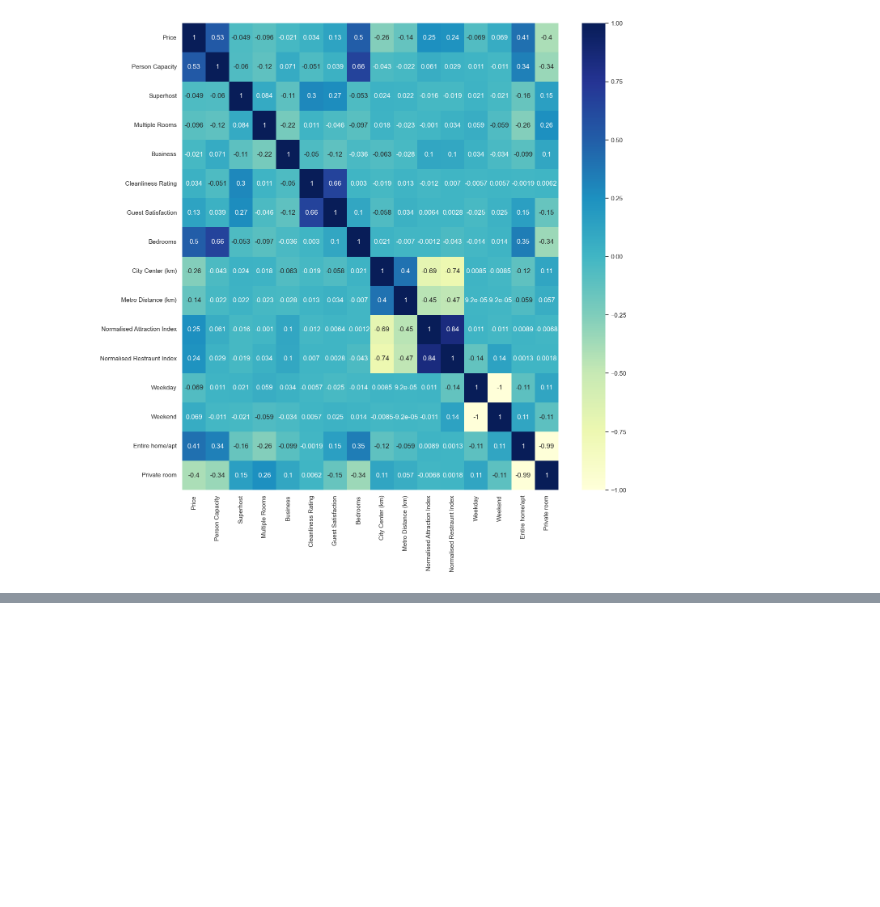
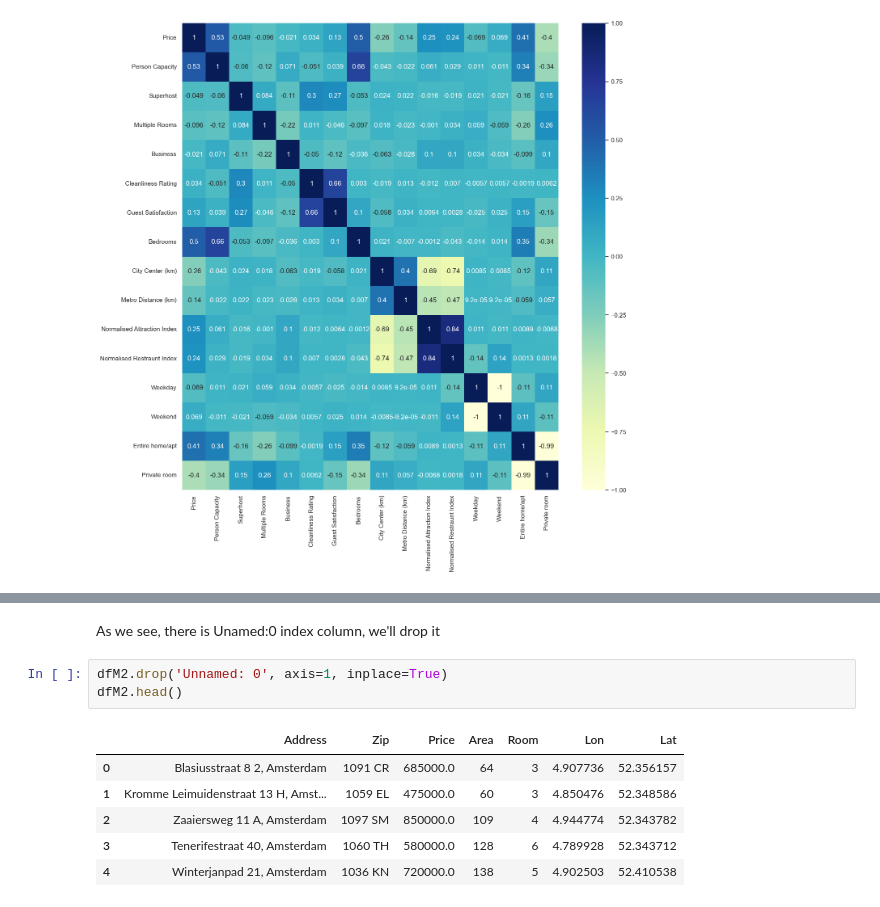
Before and after one commit to fadykittan/airbnb-roi-predictor, a Jupyter notebook: airbnb-roi-predictor-notebook.ipynb, the cells around one changed output, grey strips where cells are left out. Saved outputs shown, nothing was run; the diff lists cells and outputs as text; blank space fills up the shorter version.

```diff
--- a/airbnb-roi-predictor-notebook.ipynb
+++ b/airbnb-roi-predictor-notebook.ipynb
@@ -413,0 +439,12 @@ sns.heatmap(data.corr(numeric_only=True), cmap='YlGnBu', annot=True)
+# %% [markdown]
+As we see, there is Unamed:0 index column, we'll drop it
+# %%
+dfM2.drop('Unnamed: 0', axis=1, inplace=True)
+dfM2.head()
+# %% [output]
+|  | Address | Zip | Price | Area | Room | Lon | Lat |
+| 0 | Blasiusstraat 8 2, Amsterdam | 1091 CR | 685000.0 | 64 | 3 | 4.907736 | 52.356157 |
+| 1 | Kromme Leimuidenstraat 13 H, Amst... | 1059 EL | 475000.0 | 60 | 3 | 4.850476 | 52.348586 |
+| 2 | Zaaiersweg 11 A, Amsterdam | 1097 SM | 850000.0 | 109 | 4 | 4.944774 | 52.343782 |
+| 3 | Tenerifestraat 40, Amsterdam | 1060 TH | 580000.0 | 128 | 6 | 4.789928 | 52.343712 |
+| 4 | Winterjanpad 21, Amsterdam | 1036 KN | 720000.0 | 138 | 5 | 4.902503 | 52.410538 |
```
Also changed, not shown: parts of 21 cells of this notebook, 2 other files.
